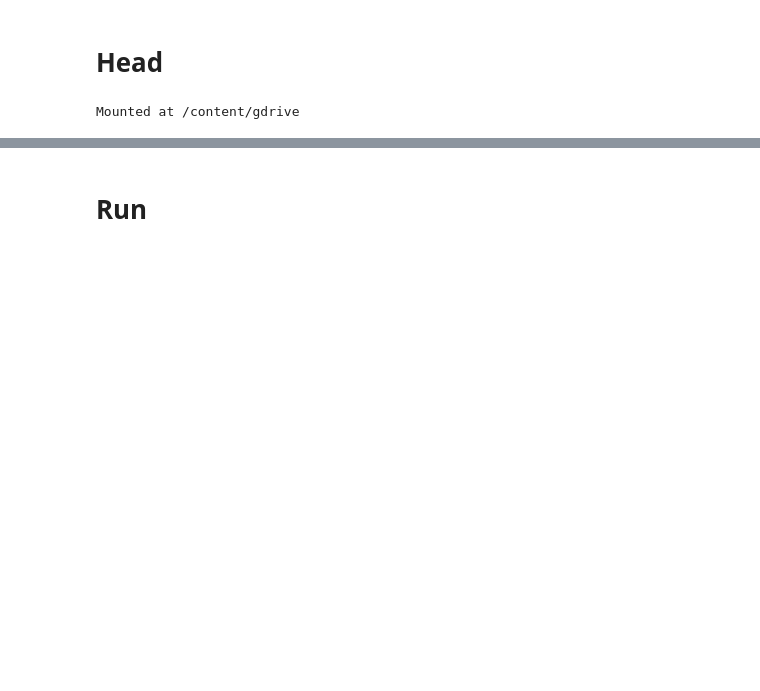
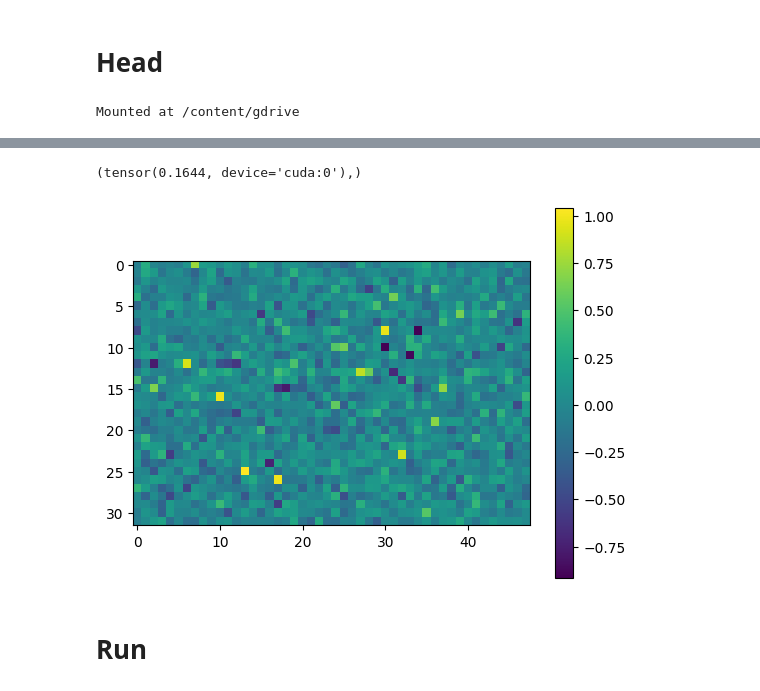
Before and after one commit to retepViolet/MambaVAE, a Jupyter notebook: lab.ipynb, the cells around one changed output, grey strips where cells are left out. Saved outputs shown, nothing was run; the diff lists cells and outputs as text; code cells hidden in the pictures; blank space fills up the shorter version.

```diff
--- a/lab.ipynb
+++ b/lab.ipynb
@@ -129,0 +254,14 @@ OPTIONS:
+# %%
+states = diff.generate(question_ids, question_mask, 100)
+(states - true_states).pow(2).mean(),
+# %% [output]
+(tensor(0.1644, device='cuda:0'),)
+# %%
+import torch
+import matplotlib.pyplot as plt
+
+plt.imshow(states.reshape(32, 48).detach().cpu())
+plt.colorbar()
+plt.show()
+# %% [output]
+[figure, added]
```
Also changed, not shown: parts of 26 cells of this notebook, 11 other files.
